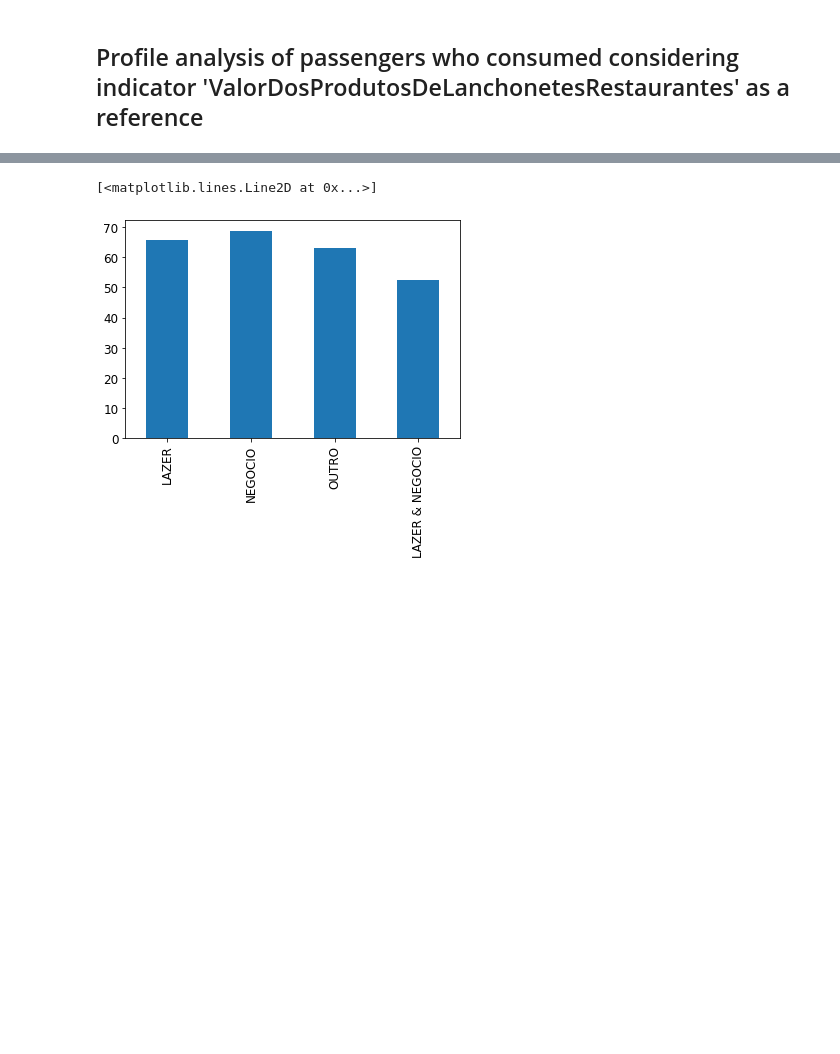
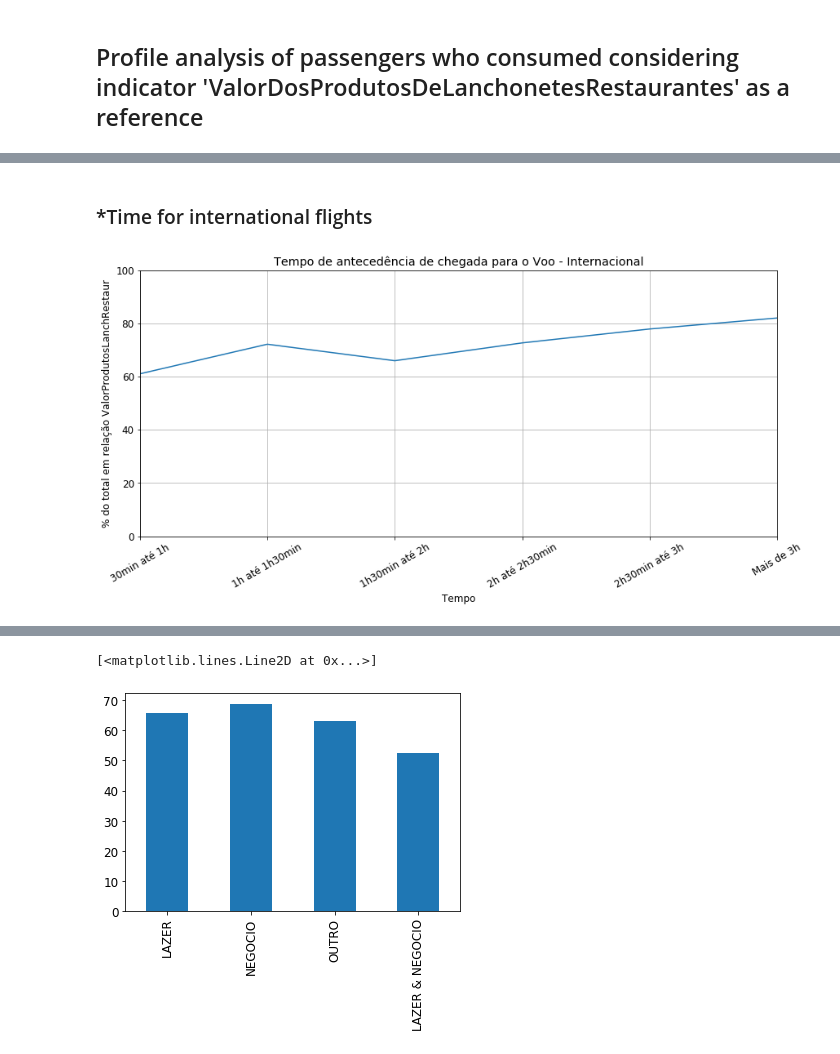
Before and after one commit to LeniceMirian/CAP394, a Jupyter notebook: Operating Performance_Airport Commercial Indicators.ipynb, the cells around one changed output, grey strips where cells are left out. Saved outputs shown, nothing was run; the diff lists cells and outputs as text; code cells hidden in the pictures; blank space fills up the shorter version.

```diff
--- a/Operating Performance_Airport Commercial Indicators.ipynb
+++ b/Operating Performance_Airport Commercial Indicators.ipynb
@@ -618,0 +778,9 @@ plt.plot(AnaliseTEMPO)
+# %%
+newdf4 = newdf[["TipoDeVoo_Coded", "TempoDeAntecedenciaDeChegadaParaOVoo_Coded","ValorDosProdutosDeLanchonetesRestaurantes"]]
+newdf4 = newdf4[newdf4["TipoDeVoo_Coded"]=='Internacional']
+temp2i = pd.value_counts(newdf4["TempoDeAntecedenciaDeChegadaParaOVoo_Coded"])
+
+
+newdf4 = newdf2[["TipoDeVoo_Coded", "TempoDeAntecedenciaDeChegadaParaOVoo_Coded","ValorDosProdutosDeLanchonetesRestaurantes"]]
+newdf4 = newdf4[newdf4["TipoDeVoo_Coded"]=='Internacional']
+newdf4
@@ -618,0 +801,15 @@ plt.plot(AnaliseTEMPO)
+# %% [markdown]
+### *Time for international flights
+# %%
+AnaliseTEMPO_Inter = (pd.value_counts(newdf4["TempoDeAntecedenciaDeChegadaParaOVoo_Coded"]))/temp2i*100
+plt.figure(figsize=(14,6))
+AnaliseTEMPO_Inter = AnaliseTEMPO_Inter[['30min até 1h','1h até 1h30min','1h30min até 2h','2h até 2h30min','2h30min até 3h','Mais de 3h']]
+plt.rcParams.update({'font.size': 12})
+plot_by_tempo = AnaliseTEMPO_Inter.plot(title='Tempo de antecedência de chegada para o Voo - Internacional')
+plot_by_tempo.set_xlabel('Tempo')
+plot_by_tempo.set_ylabel('% do total em relação ValorProdutosLanchRestaur')
+plt.xticks(rotation=30)
+plt.ylim(0,100)
+plt.grid(True)
+# %% [output]
+[figure, added]
```
Also changed, not shown: parts of 64 cells of this notebook.
